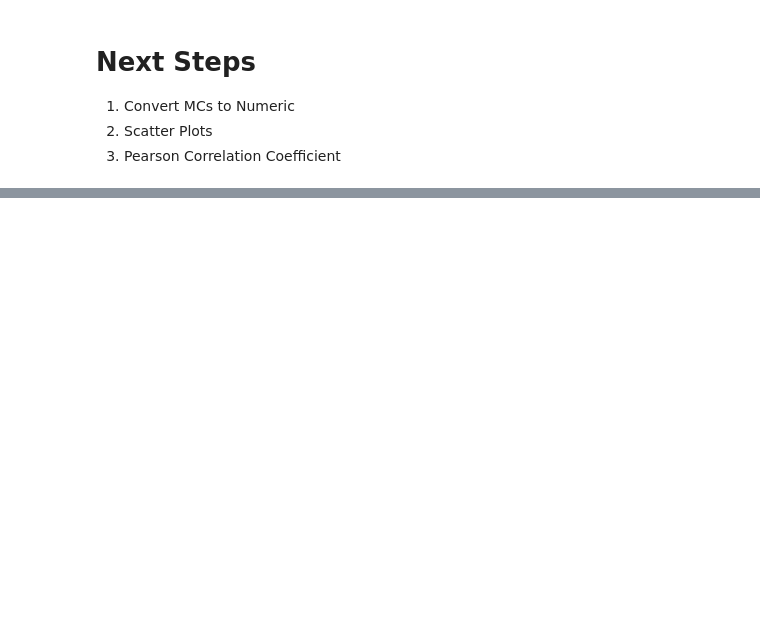
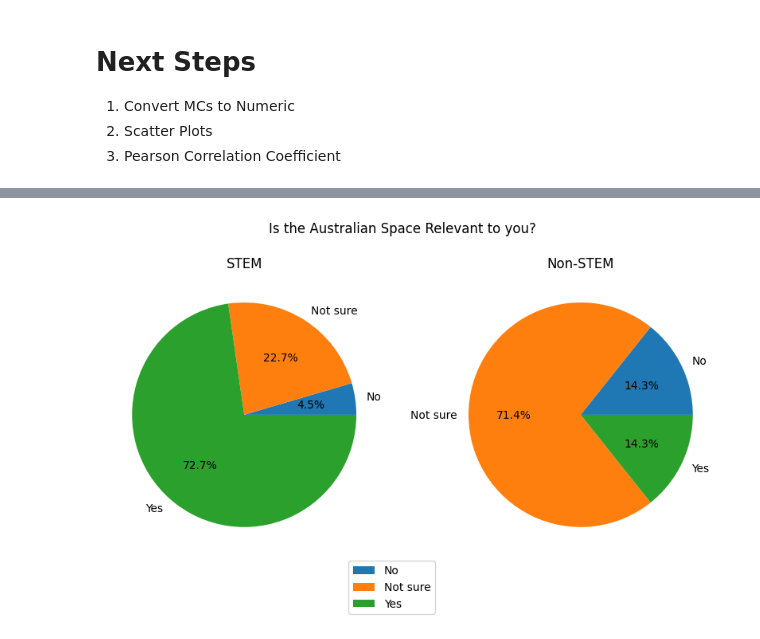
Before and after one commit to CJonesANU/2025-ASTRA-Banksia, a Jupyter notebook: DataAnalysis.ipynb, the cells around one changed output, grey strips where cells are left out. Drawn from its saved outputs; the diff is of its cells as text; code cells hidden in the pictures; blank space fills up the shorter version.

Commit message:
Plotting

```diff
--- a/DataAnalysis.ipynb
+++ b/DataAnalysis.ipynb
@@ -22,0 +13,16 @@ DataFrame.head()
+# %%
+# Show the DataFrame
+
+# First lets rename the columns into easier categories:
+NewNames = {
+    "Where are you in your career": "CareerStage",
+    "What field are you in?": "Field",
+    "How familiar are you with Australia's space sector?": "Familiarity",
+    "Does the Australian space program have relevance to you?": "Relevance",
+    "How many \"Space Companies\" do you think there are in Australia": "SpaceCompanyEst",
+    "Do you think the Australian Space Industry is:" : "Growth",
+}
+
+DataFrame.rename(columns=NewNames, inplace=True)
+
+DataFrame.head()
@@ -22,0 +128,82 @@ DataFrame.head()
+# %%
+# Lets address the non-stem first.
+# Lets lump BOTH into the STEM bucket, since we want to know about the people who do not know STEM
+
+# Add a new column to the DataFrame called "STEM" which is True if the Field is STEM  or BOTH
+# and False otherwise
+
+DataFrame["STEM"] = DataFrame["Field"].apply(lambda x: x in ["STEM", "Both"])
+print(DataFrame["STEM"].value_counts())
+
+# Now lets get the Point-Biserial Correlation between the STEM and the Discrete and Ordinal columns
+from scipy.stats import pointbiserialr
+from scipy.stats import chi2_contingency
+
+
+# Lets start with Relevance
+RelevanceTable = pd.crosstab(DataFrame["STEM"], DataFrame["Relevance"])
+FamiliartiyTable = pd.crosstab(DataFrame["STEM"], DataFrame["Familiarity"])
+GrowthTable = pd.crosstab(DataFrame["STEM"], DataFrame["Growth"])
+SpaceCompanyEstTable = pd.crosstab(DataFrame["STEM"], DataFrame["SpaceCompanyEst"])
+
+print(GrowthTable)
+print(RelevanceTable)
+print(FamiliartiyTable)
+print(SpaceCompanyEstTable)
+
+
+# ----------------------------
+# Create a pair of pie-charts for the relevance of the Australian Space Industry to the respondents
+fig, ax = plt.subplots(1, 2, figsize=(10, 5))
+ax[0].pie(RelevanceTable.loc[True], labels=RelevanceTable.columns, autopct='%1.1f%%')
+ax[0].set_title("STEM")
+ax[1].pie(RelevanceTable.loc[False], labels=RelevanceTable.columns, autopct='%1.1f%%')
+ax[1].set_title("Non-STEM")
+# Add a legend to the top left
+plt.legend( bbox_to_anchor=(0, 0))
+# Add a title
+fig.suptitle("Is the Australian Space Relevant to you?")
+# ----------------------------
+# Now lets do bar chart for familiarity
+fig, ax = plt.subplots(1, 2, figsize=(10, 5))
+ax[0].bar(FamiliartiyTable.columns, FamiliartiyTable.loc[True] / FamiliartiyTable.loc[True].sum() * 100, label="STEM")
+ax[0].set_title("STEM")
+ax[0].set_ylabel("Relative Frequency (%)")
+ax[0].set_ylim(0, 100)  # Set the same y-axis limits for both plots
+
+ax[1].bar(FamiliartiyTable.columns, FamiliartiyTable.loc[False] / FamiliartiyTable.loc[False].sum() * 100, label="Non-STEM")
+ax[1].set_title("Non-STEM")
+ax[1].set_ylim(0, 100)  # Set the same y-axis limits for both plots
+
+fig.suptitle("How Familiar are you with the Australian Space Industry?")
+plt.show()
+# ----------------------------
+# Now Growth as a bar chart
+column_order = ["Shrinking", "Stable", "Growing"]
+fig, ax = plt.subplots(1, 2, figsize=(10, 5))
+ax[0].bar(column_order, GrowthTable.loc[True][column_order] / GrowthTable.loc[True].sum() * 100, label="STEM")
+ax[0].set_title("STEM")
+ax[0].set_ylabel("Relative Frequency (%)")
+ax[0].set_ylim(0, 100)  # Set the same y-axis limits for both plots
+
+ax[1].bar(column_order, GrowthTable.loc[False][column_order] / GrowthTable.loc[False].sum() * 100, label="Non-STEM")
+ax[1].set_title("Non-STEM")
+ax[1].set_ylim(0, 100)  # Set the same y-axis limits for both plots
+
+fig.suptitle("How do you think the Australian Space Industry is growing?")
+
+# ----------------------------
+# Now Space Company Estimate as a bar chart
+fig, ax = plt.subplots(1, 2, figsize=(10, 5))
+ax[0].bar(SpaceCompanyEstTable.columns, SpaceCompanyEstTable.loc[True] / SpaceCompanyEstTable.loc[True].sum() * 100, label="STEM")
+ax[0].set_title("STEM")
+ax[0].set_ylabel("Relative Frequency (%)")
+ax[0].set_ylim(0, 100)  # Set the same y-axis limits for both plots
+
+ax[1].bar(SpaceCompanyEstTable.columns, SpaceCompanyEstTable.loc[False] / SpaceCompanyEstTable.loc[False].sum() * 100, label="Non-STEM")
+ax[1].set_title("Non-STEM")
+ax[1].set_ylim(0, 100)  # Set the same y-axis limits for both plots
+
+fig.suptitle("How many Space Companies do you think there are in Australia?")
+plt.show()
+# %% [output]
@@ -22,0 +230 @@ DataFrame.head()
+[figure, added]
```
Also changed, not shown: parts of 9 cells of this notebook.
